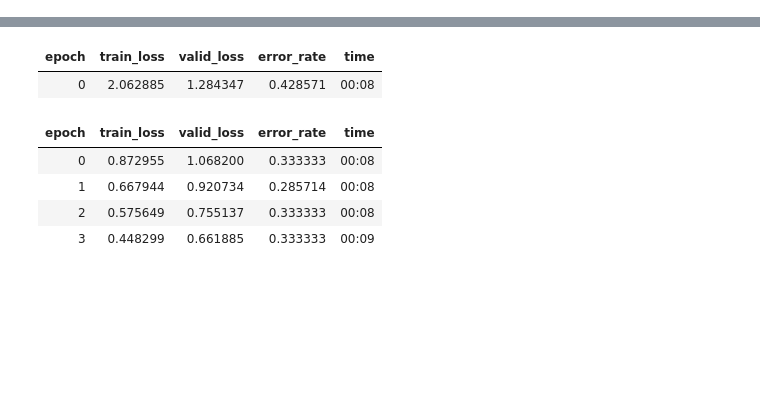
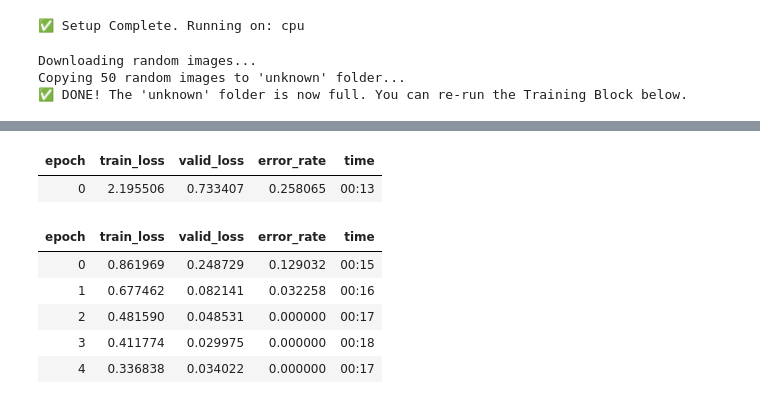
Before and after one commit to Lucalangella/tennis-court-classifier, a Jupyter notebook: Tennis_courts_image_classification.ipynb, the cells around one changed output, grey strips where cells are left out. Saved outputs shown, nothing was run; the diff lists cells and outputs as text; code cells hidden in the pictures; blank space fills up the shorter version.

```diff
--- a/Tennis_courts_image_classification.ipynb
+++ b/Tennis_courts_image_classification.ipynb
@@ -24,3 +1,49 @@ Adding 10 NEW random images to your Test Set...
+# %%
+import os
+import shutil
+from pathlib import Path
+
+# 1. FIX: Mac GPU Error Fallback
+# This prevents the specific "NotImplemented" crash on M1/M2/M3 chips
+os.environ['PYTORCH_ENABLE_MPS_FALLBACK'] = '1'
+
+import torch
+from fastai.vision.all import *
+
+# 2. GLOBAL SETTING: Force everything to CPU
+# This prevents the "RuntimeError: Found two devices" crash
+defaults.device = torch.device('cpu')
+
+print(f"✅ Setup Complete. Running on: {defaults.device}")
+# %% [output]
+✅ Setup Complete. Running on: cpu
+# %%
+# --- BLOCK A: DOWNLOAD RANDOM IMAGES (Fix for empty folder) ---
+import shutil
+from fastai.vision.all import *
+from pathlib import Path
+
+# 1. Setup your destination
+dest_folder = Path('./tennis_courts/unknown')
+dest_folder.mkdir(exist_ok=True)
+
+# 2. Download "Imagenette" (A tiny dataset of random objects)
+print("Downloading random images...")
+path_random = untar_data(URLs.IMAGENETTE_160)
+
+# 3. Grab 50 random images and copy them
+# We take them from the 'train' folder of the downloaded dataset
+random_files = get_image_files(path_random/'train')[:50]
+
+print(f"Copying {len(random_files)} random images to 'unknown' folder...")
+for i, file in enumerate(random_files):
+    shutil.copy(file, dest_folder / f'random_{i}.jpg')
+
+print("✅ DONE! The 'unknown' folder is now full. You can re-run the Training Block below.")
+# %% [output]
+Downloading random images...
+Copying 50 random images to 'unknown' folder...
+✅ DONE! The 'unknown' folder is now full. You can re-run the Training Block below.
 # %%
 # --- BLOCK B: TRAIN 4-CLASS MODEL (Clay, Grass, Hard, Unknown) ---
 import shutil
@@ -57,5 +80,5 @@ learn.model.to('cpu')
 learn.dls.to('cpu')
 
 print("Training 4-class model...")
-learn.fine_tune(4)
+learn.fine_tune(5)
 # %% [output]
@@ -64,11 +86,12 @@ Classes found: ['clay', 'grass', 'hard']
 Training 4-class model...
 | epoch | train_loss | valid_loss | error_rate | time |
-| 0 | 2.062885 | 1.284347 | 0.428571 | 00:08 |
+| 0 | 2.195506 | 0.733407 | 0.258065 | 00:13 |
 | epoch | train_loss | valid_loss | error_rate | time |
-| 0 | 0.872955 | 1.068200 | 0.333333 | 00:08 |
-| 1 | 0.667944 | 0.920734 | 0.285714 | 00:08 |
-| 2 | 0.575649 | 0.755137 | 0.333333 | 00:08 |
-| 3 | 0.448299 | 0.661885 | 0.333333 | 00:09 |
+| 0 | 0.861969 | 0.248729 | 0.129032 | 00:15 |
+| 1 | 0.677462 | 0.082141 | 0.032258 | 00:16 |
+| 2 | 0.481590 | 0.048531 | 0.000000 | 00:17 |
+| 3 | 0.411774 | 0.029975 | 0.000000 | 00:18 |
+| 4 | 0.336838 | 0.034022 | 0.000000 | 00:17 |
 # %%
 import coremltools as ct
 import torch
```
Also changed, not shown: parts of 7 cells of this notebook, 3 other files.
